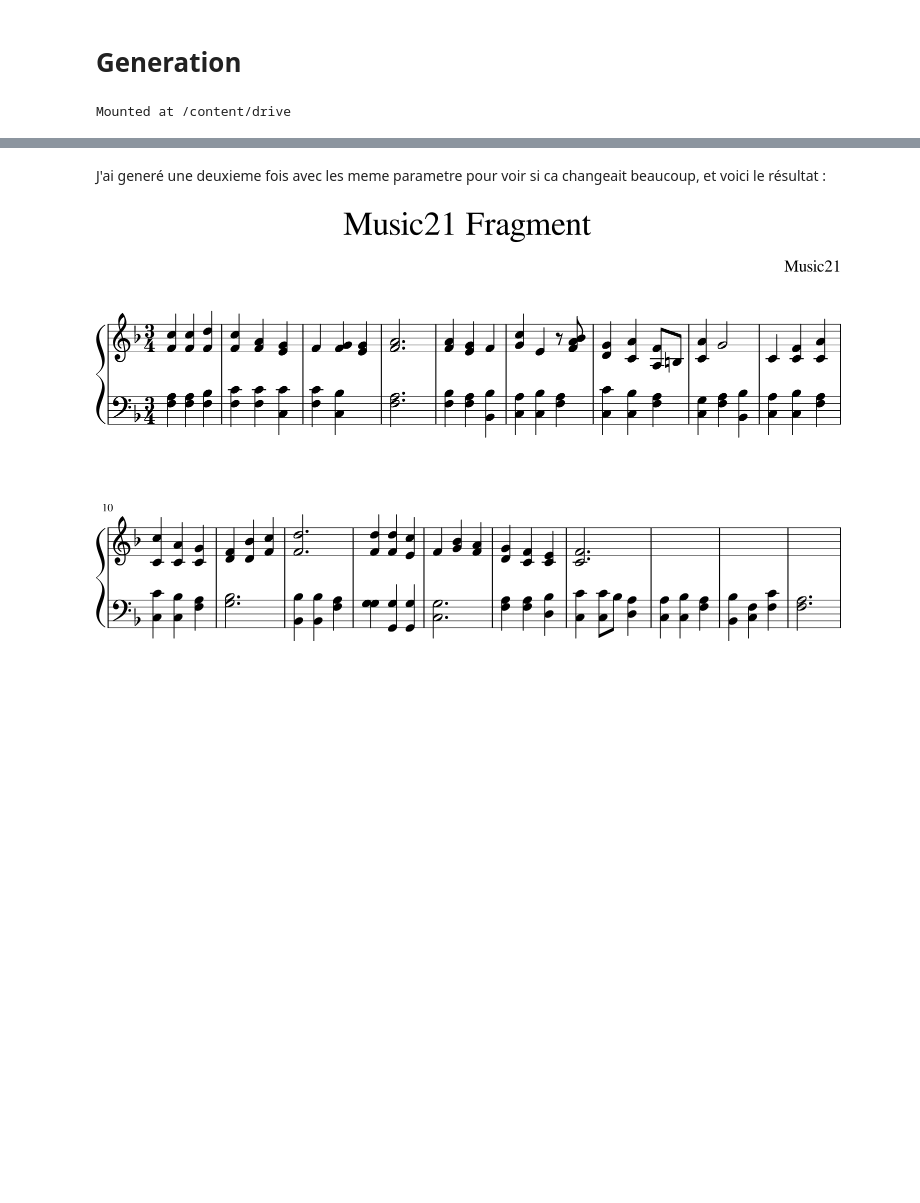
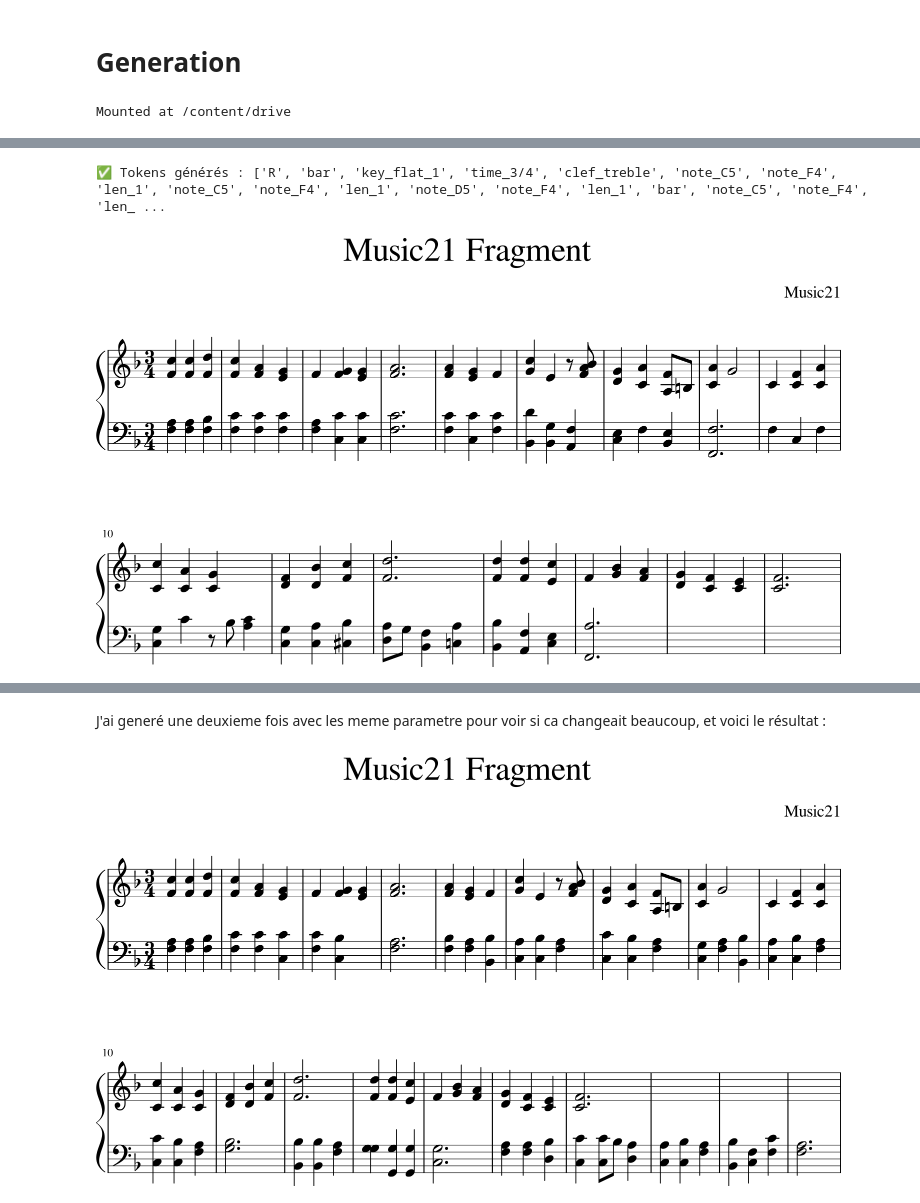
Before and after one commit to gomar0801/BachGen, a Jupyter notebook: notebooks/Pipeline.ipynb, the cells around one changed output, grey strips where cells are left out. Cells and saved outputs as stored; diff of their text form; code cells hidden in the pictures; blank space fills up the shorter version.

```diff
--- a/notebooks/Pipeline.ipynb
+++ b/notebooks/Pipeline.ipynb
@@ -663,0 +389,58 @@ display_and_play("/content/output.musicxml")
+# %%
+from bachgen.generate import generate_tokens_from_primer
+
+MODEL_DIR = "/content/drive/MyDrive/Stage MusicXML/Models_classical_piano/model_gpt2_ids_V2"
+VOCAB_PATH = "/content/drive/MyDrive/Stage MusicXML/vocab_100%/token2id.json"
+
+primer_tokens = ['R', 'bar', 'key_flat_1', 'time_3/4', 'clef_treble',
+    'note_C5', 'note_F4', 'len_1', 'note_C5', 'note_F4', 'len_1',
+    'note_D5', 'note_F4', 'len_1',
+    'bar', 'note_C5', 'note_F4', 'len_1', 'note_A4', 'note_F4', 'len_1',
+    'note_G4', 'note_E4', 'len_1',
+    'bar', 'note_F4', 'len_1', 'note_G4', 'note_F4', 'len_1',
+    'note_G4', 'note_E4', 'len_1',
+    'bar', 'note_A4', 'note_F4', 'len_3',
+    'bar', 'note_A4', 'note_F4', 'len_1', 'note_G4', 'note_E4', 'len_1',
+    'note_F4', 'len_1',
+    'bar', 'note_G4', 'note_C5', 'len_1', 'note_E4', 'len_1',
+    'rest', 'len_1/2', 'note_Bb4', 'note_A4', 'note_F4', 'len_1/2',
+    'bar', 'note_G4', 'note_D4', 'len_1', 'note_A4', 'note_C4', 'len_1',
+    'note_A3', 'note_F4', 'len_1/2', 'note_B3', 'len_1/2',
+    'bar', 'note_C4', 'note_A4', 'len_1', 'note_G4', 'len_2',
+    'bar', 'note_C4', 'len_1', 'note_F4', 'note_C4', 'len_1',
+    'note_A4', 'note_C4', 'len_1',
+    'bar', 'note_C5', 'note_C4', 'len_1', 'note_A4', 'note_C4', 'len_1',
+    'note_G4', 'note_C4', 'len_1',
+    'bar', 'note_F4', 'note_D4', 'len_1', 'note_Bb4', 'note_D4', 'len_1',
+    'note_C5', 'note_F4', 'len_1',
+    'bar', 'note_D5', 'note_F4', 'len_3',
+    'bar', 'note_D5', 'note_F4', 'len_1', 'note_D5', 'note_F4', 'len_1',
+    'note_C5', 'note_E4', 'len_1',
+    'bar', 'note_F4', 'len_1', 'note_Bb4', 'note_G4', 'len_1',
+    'note_A4', 'note_F4', 'len_1',
+    'bar', 'note_G4', 'note_D4', 'len_1', 'note_F4', 'note_C4', 'len_1',
+    'note_E4', 'note_C4', 'len_1',
+    'bar', 'note_F4', 'note_C4', 'len_3',
+    'L', 'bar', 'key_flat_1', 'time_3/4', 'clef_bass'
+]
+
+tokens = generate_tokens_from_primer(
+    model_dir=MODEL_DIR,
+    vocab_path=VOCAB_PATH,
+    primer_tokens=primer_tokens,  # <- ton prompt de départ
+    stop_tokens=None,              # s’arrête uniquement sur <EOS>
+    max_new_tokens=300,
+    top_k=8,
+    temperature=1.0,
+)
+
+print("✅ Tokens générés :", tokens)
+# %% [output]
+✅ Tokens générés : ['R', 'bar', 'key_flat_1', 'time_3/4', 'clef_treble', 'note_C5', 'note_F4', 'len_1', 'note_C5', 'note_F4', 'len_1', 'note_D5', 'note_F4', 'len_1', 'bar', 'note_C5', 'note_F4', 'len_ ...
+# %%
+# Conversion en MusicXML + affichage
+xml_path = "/content/output.musicxml"
+score = convert_tokens_to_musicxml(tokens, xml_path)
+display_and_play(xml_path)
+# %% [output]
+[figure, added]
```
Also changed, not shown: parts of 93 cells of this notebook.
